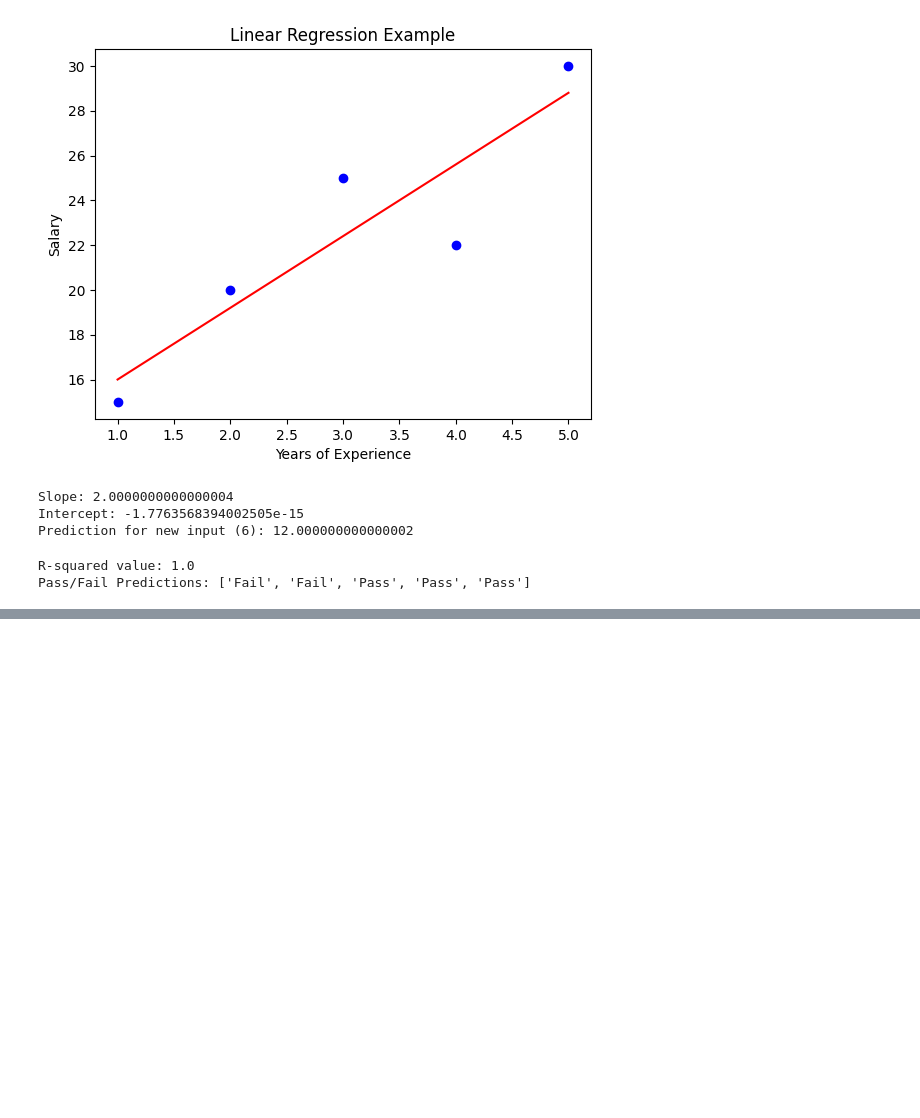
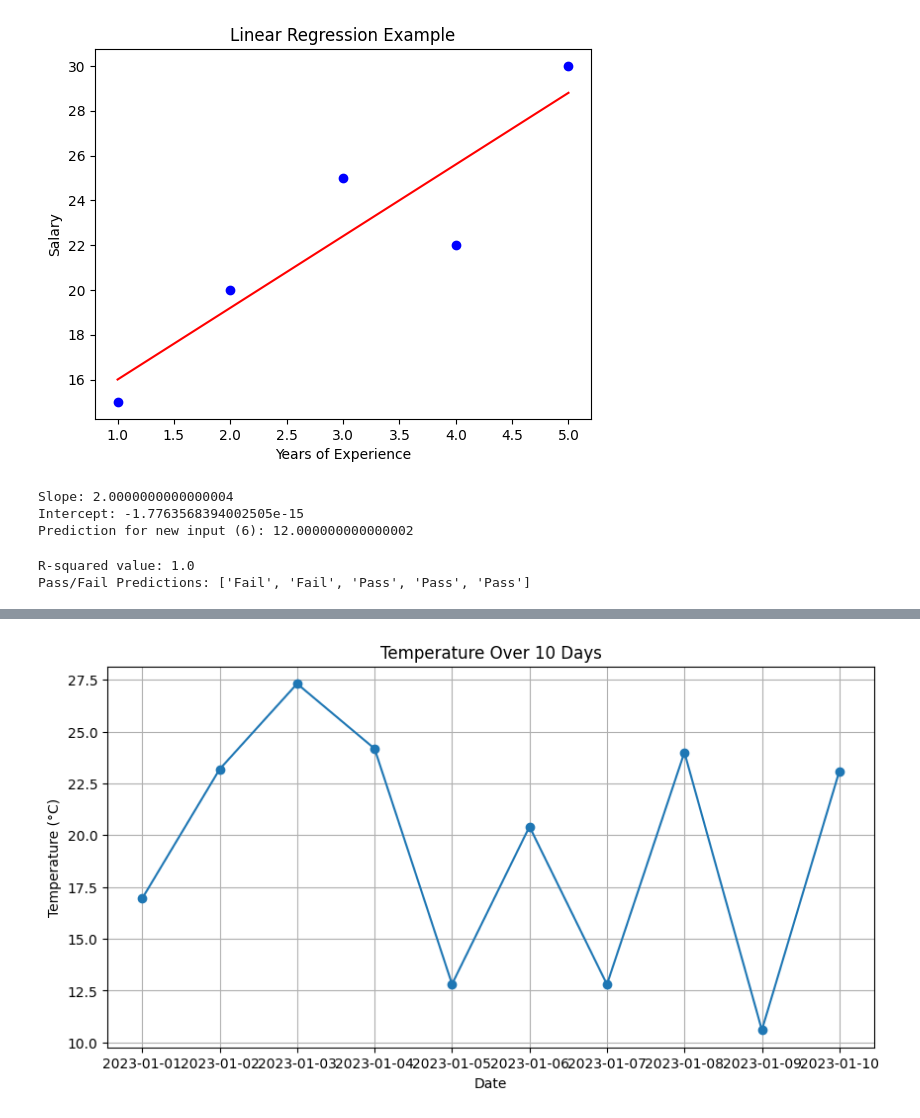
Before and after one commit to augustsemrau/thesis2024, a Jupyter notebook: src/thesis2024/evaluation/code_snippets.ipynb, the cells around one changed output, grey strips where cells are left out. Cells and saved outputs as stored; diff of their text form; code cells hidden in the pictures; blank space fills up the shorter version.

```diff
--- a/src/thesis2024/evaluation/code_snippets.ipynb
+++ b/src/thesis2024/evaluation/code_snippets.ipynb
@@ -101,0 +132,22 @@ Pass/Fail Predictions: ['Fail', 'Fail', 'Pass', 'Pass', 'Pass']
+# %%
+import pandas as pd
+import numpy as np
+import matplotlib.pyplot as plt
+
+# Generate a simple time series data
+dates = pd.date_range(start='2023-01-01', periods=10)
+temperatures = np.random.normal(loc=20, scale=5, size=10)  # Average temperature of 20C, standard deviation of 5
+
+# Create DataFrame
+data = pd.DataFrame(data={'Temperature': temperatures}, index=dates)
+
+# Plot the data
+plt.figure(figsize=(10, 5))
+plt.plot(data.index, data['Temperature'], marker='o')
+plt.title('Temperature Over 10 Days')
+plt.xlabel('Date')
+plt.ylabel('Temperature (°C)')
+plt.grid(True)
+plt.show()
+# %% [output]
+[figure, added]
```
Also changed, not shown: parts of 1 cell of this notebook, 3 other files.
